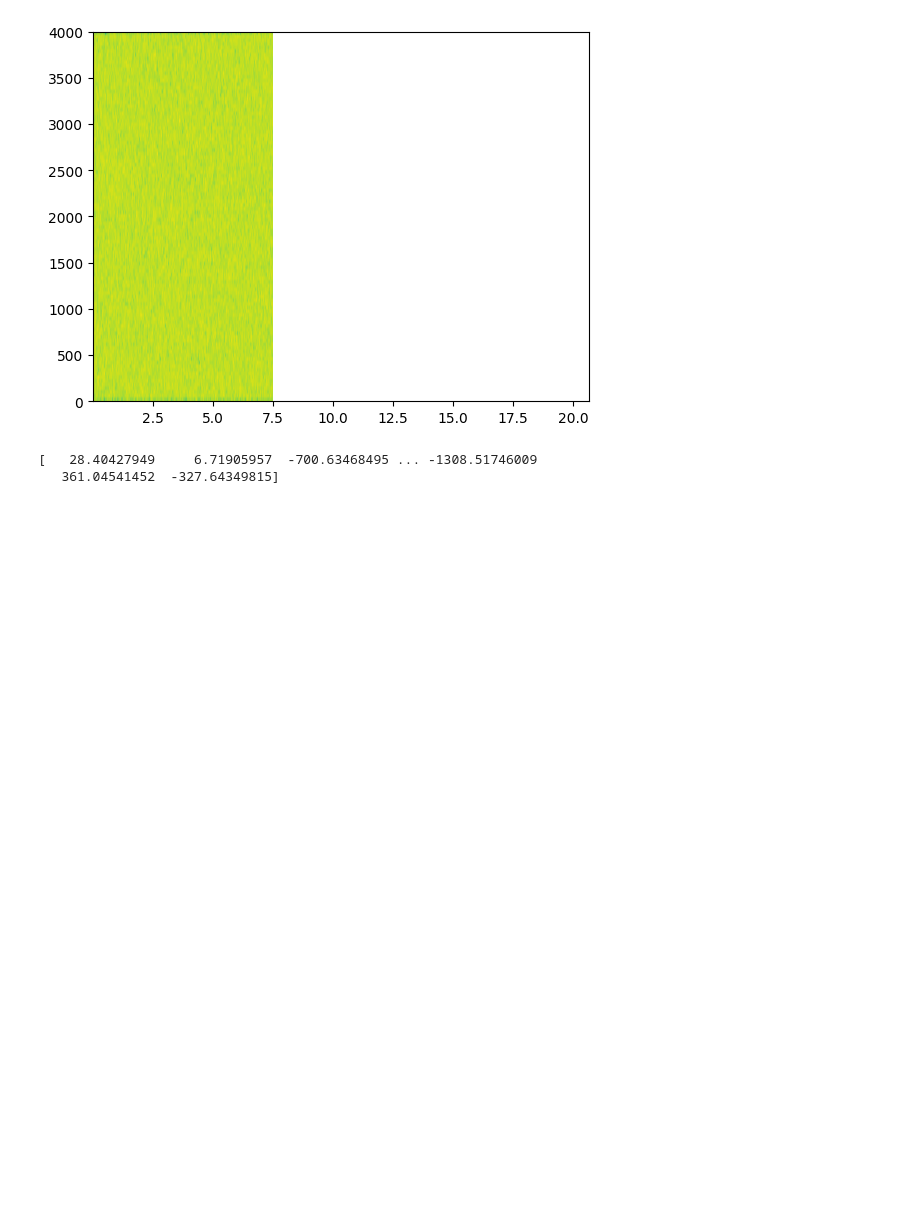
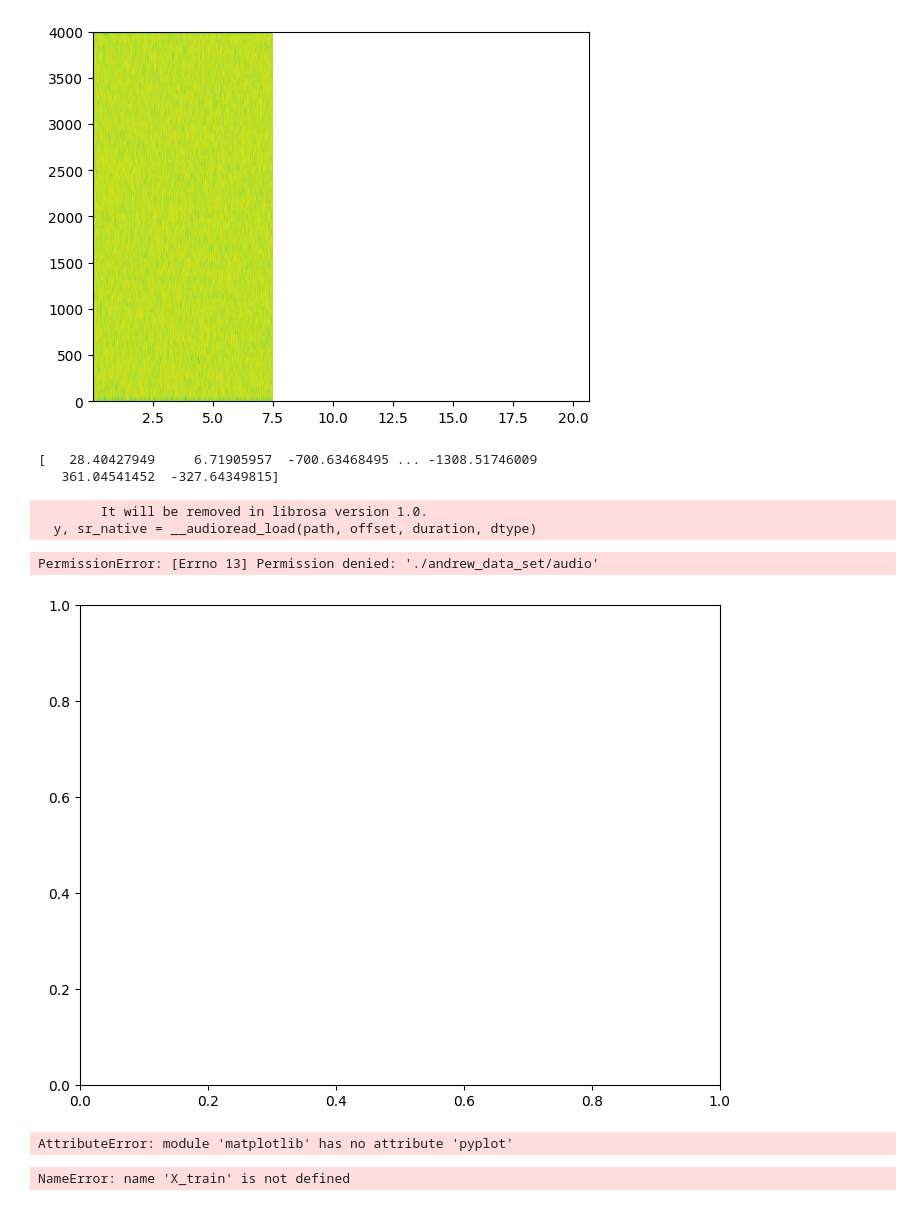
Before and after one commit to BasmaElhoseny01/Dell-Hacktrick, a Jupyter notebook: eagle/data/create_empty.ipynb, the cells around one changed output. Drawn from its saved outputs; the diff is of its cells as text; code cells hidden in the pictures; blank space fills up the shorter version.

```diff
--- a/eagle/data/create_empty.ipynb
+++ b/eagle/data/create_empty.ipynb
@@ -100,3 +100,61 @@ print(noise)
 # %% [output]
 [   28.40427949     6.71905957  -700.63468495 ... -1308.51746009
    361.04541452  -327.64349815]
+# %%
+import numpy as np
+import librosa.display, os
+import matplotlib.pyplot as plt
+%matplotlib inline
+
+def create_spectrogram(audio_file, image_file):
+    fig = plt.figure()
+    ax = fig.add_subplot(1, 1, 1)
+    fig.subplots_adjust(left=0, right=1, bottom=0, top=1)
+
+    y, sr = librosa.load(audio_file)
+    ms = librosa.feature.melspectrogram(y, sr=sr)
+    log_ms = librosa.power_to_db(ms, ref=np.max)
+    librosa.display.specshow(log_ms, sr=sr)
+
+    fig.savefig(image_file)
+    plt.close(fig)
+
+def create_pngs_from_wavs(input_path, output_path):
+    if not os.path.exists(output_path):
+        os.makedirs(output_path)
+
+    dir = os.listdir(input_path)
+
+    for i, file in enumerate(dir):
+        input_file = os.path.join(input_path, file)
+        output_file = os.path.join(output_path, file.replace('.wav', '.png'))
+        create_spectrogram(input_file, output_file)
+
+create_spectrogram('./andrew_data_set/audio','./andrew_data_set/audio_img')
+# %% [output]
+        It will be removed in librosa version 1.0.
+  y, sr_native = __audioread_load(path, offset, duration, dtype)
+PermissionError: [Errno 13] Permission denied: './andrew_data_set/audio'
+[figure, added]
+AttributeError: module 'matplotlib' has no attribute 'pyplot'
+# %%
+print("Minimum value",  np.min(X_train))
+print("Maximum value", np.max(X_train))
+X_train=preprocessing(X_train)
+print("Minimum value",  np.min(X_train))
+print("Maximum value", np.max(X_train))
+
+
+print("Minimum value",  np.min(X_val_real))
+print("Maximum value", np.max(X_val_real))
+X_val_real=preprocessing(X_val_real)
+print("Minimum value",  np.min(X_val_real))
+print("Maximum value", np.max(X_val_real))
+
+print("Minimum value",  np.min(X_val_fake))
+print("Maximum value", np.max(X_val_fake))
+X_val_fake=preprocessing(X_val_fake)
+print("Minimum value",  np.min(X_val_fake))
+print("Maximum value", np.max(X_val_fake))
+# %% [output]
+NameError: name 'X_train' is not defined
```
Also changed, not shown: parts of 1 cell of this notebook, 13 other files.
